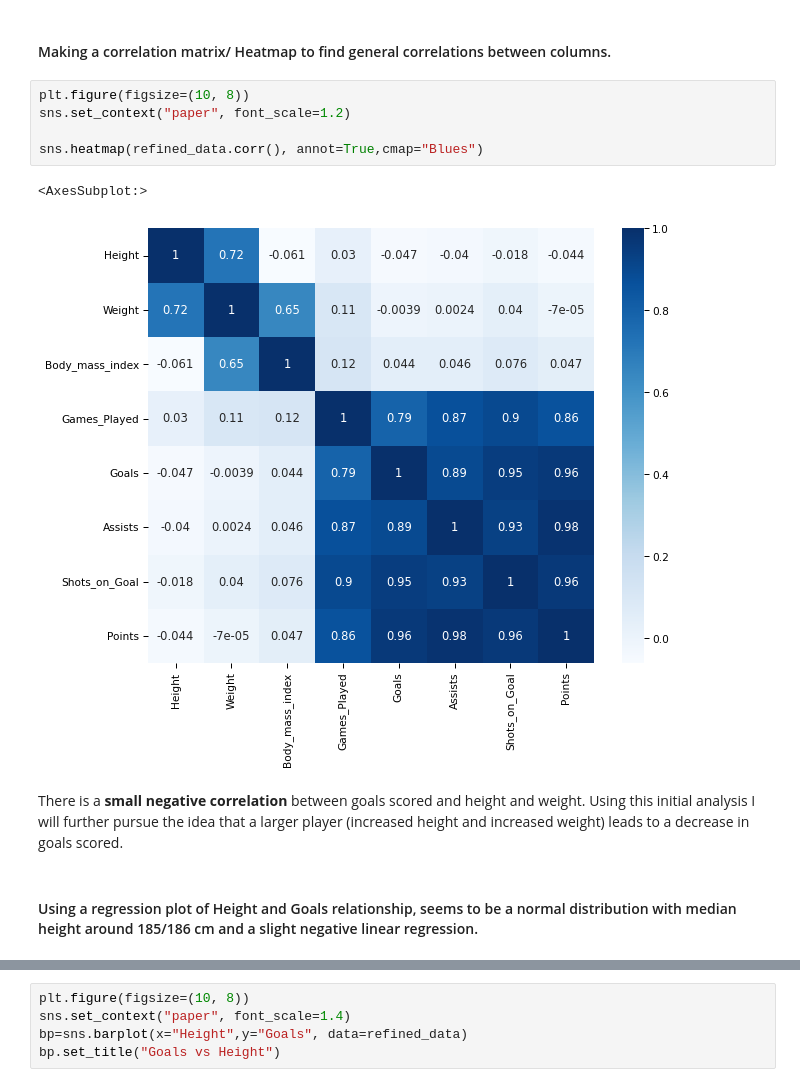
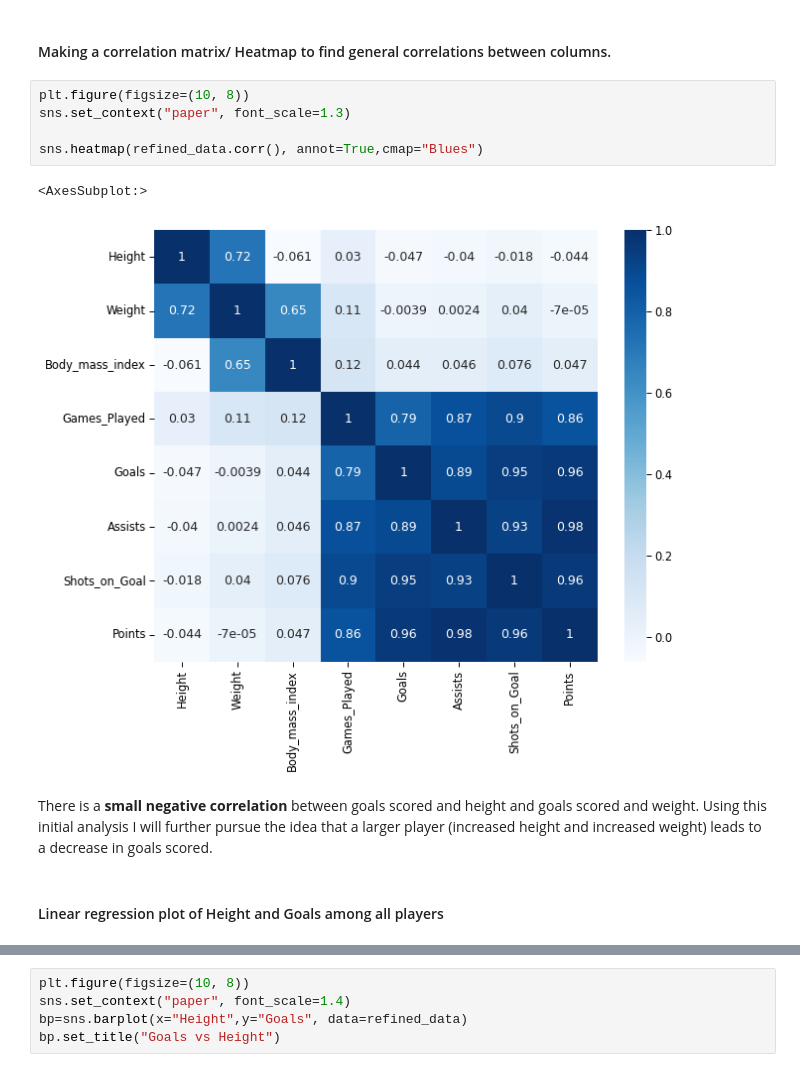
Before and after one commit to data301-2021-winter1/project-group38-project, a Jupyter notebook: notebooks/analysis1.ipynb, the cells around one changed output, grey strips where cells are left out. Drawn from its saved outputs; the diff is of its cells as text.

Commit message:
More formatting and analysis

```diff
--- a/notebooks/analysis1.ipynb
+++ b/notebooks/analysis1.ipynb
@@ -167,16 +168,16 @@ To begin to find correlations I created a correlation matrix heatmap to identify
 #### Making a correlation matrix/ Heatmap to find general correlations between columns.
 # %%
 plt.figure(figsize=(10, 8))
-sns.set_context("paper", font_scale=1.2)
+sns.set_context("paper", font_scale=1.3)
 
 sns.heatmap(refined_data.corr(), annot=True,cmap="Blues")
 # %% [output]
 <AxesSubplot:>
-[figure, old version]
+[figure, new version]
 # %% [markdown]
-There is a **small negative correlation** between goals scored and height and weight. Using this initial analysis I will further pursue the idea that a larger player (increased height and increased weight) leads to a decrease in goals scored.
+There is a **small negative correlation** between goals scored and height and goals scored and weight. Using this initial analysis I will further pursue the idea that a larger player (increased height and increased weight) leads to a decrease in goals scored.
-# %% [markdown]
-#### Using a regression plot of Height and Goals relationship, seems to be a normal distribution with median height around 185/186 cm and a slight negative linear regression.
+# %% [markdown]
+#### Linear regression plot of Height and Goals among all players
 # %%
 sns.lmplot(x="Height", y="Goals", data=refined_data)
 # %% [output]
```
Also changed, not shown: parts of 32 cells of this notebook.
